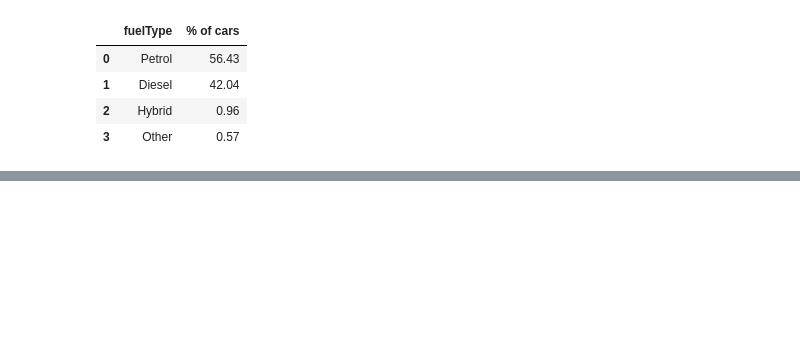
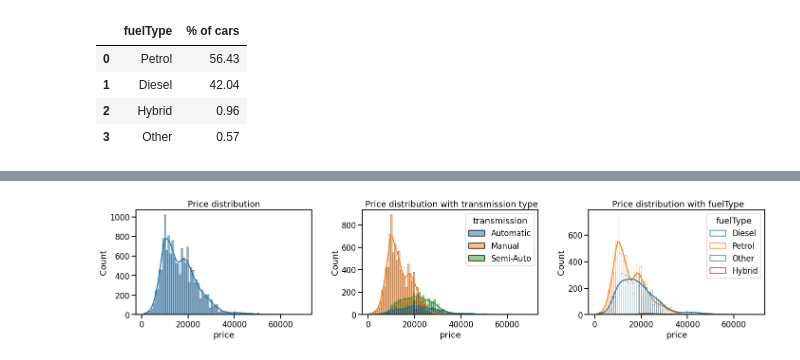
Before and after one commit to zim10/VW-used-car-analysis, a Jupyter notebook: VW_used_car_EDA.ipynb, the cells around one changed output, grey strips where cells are left out. Cells and saved outputs as stored; diff of their text form; code cells hidden in the pictures; blank space fills up the shorter version.

```diff
--- a/VW_used_car_EDA.ipynb
+++ b/VW_used_car_EDA.ipynb
@@ -339,0 +244,20 @@ plt.show()
+# %%
+# distribution plot for price feature
+plt.figure(figsize=(20,12))
+
+plt.subplot(3,3,1)
+sns.histplot(data=df, x='price', kde=True)
+plt.title("Price distribution")
+
+plt.subplot(3,3,2)
+sns.histplot(data=df, x='price', kde=True, hue='transmission')
+plt.title(" Price distribution with transmission type")
+
+plt.subplot(3,3,3)
+sns.histplot(data=df, x='price',kde=True, hue='fuelType', fill=False)
+plt.title(" Price distribution with fuelType")
+
+plt.tight_layout()
+plt.show()
+# %% [output]
+[figure, added]
```
Also changed, not shown: parts of 50 cells of this notebook.
